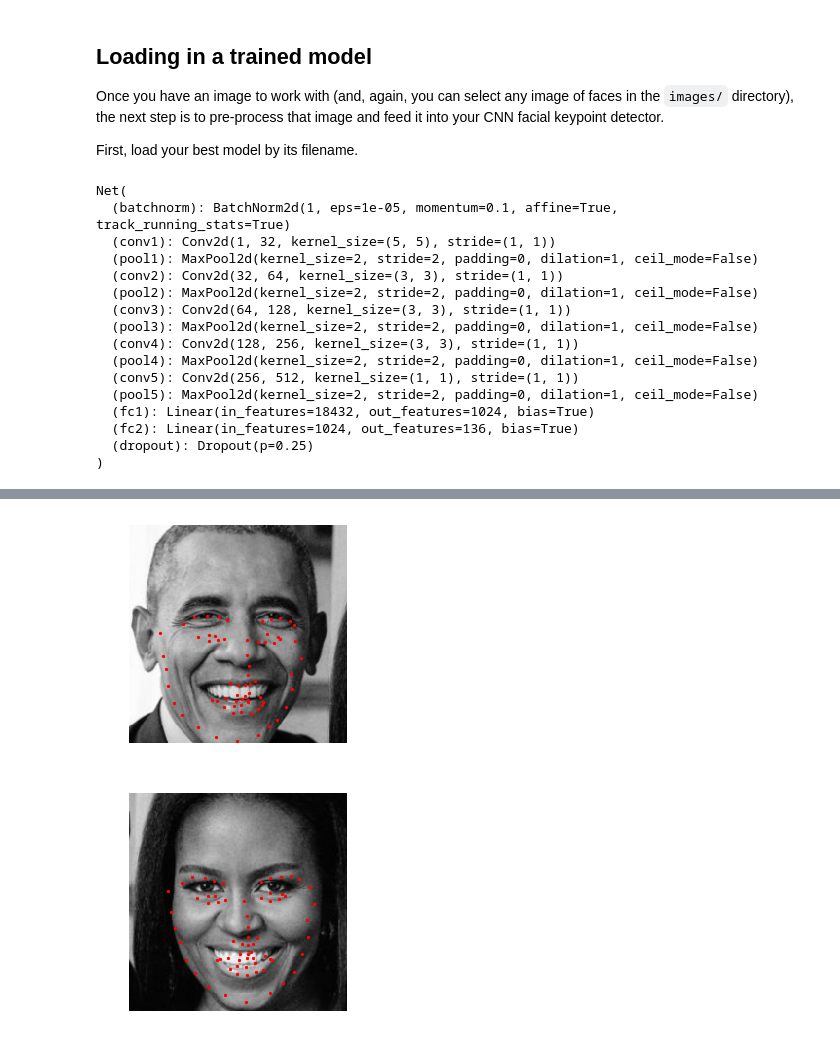
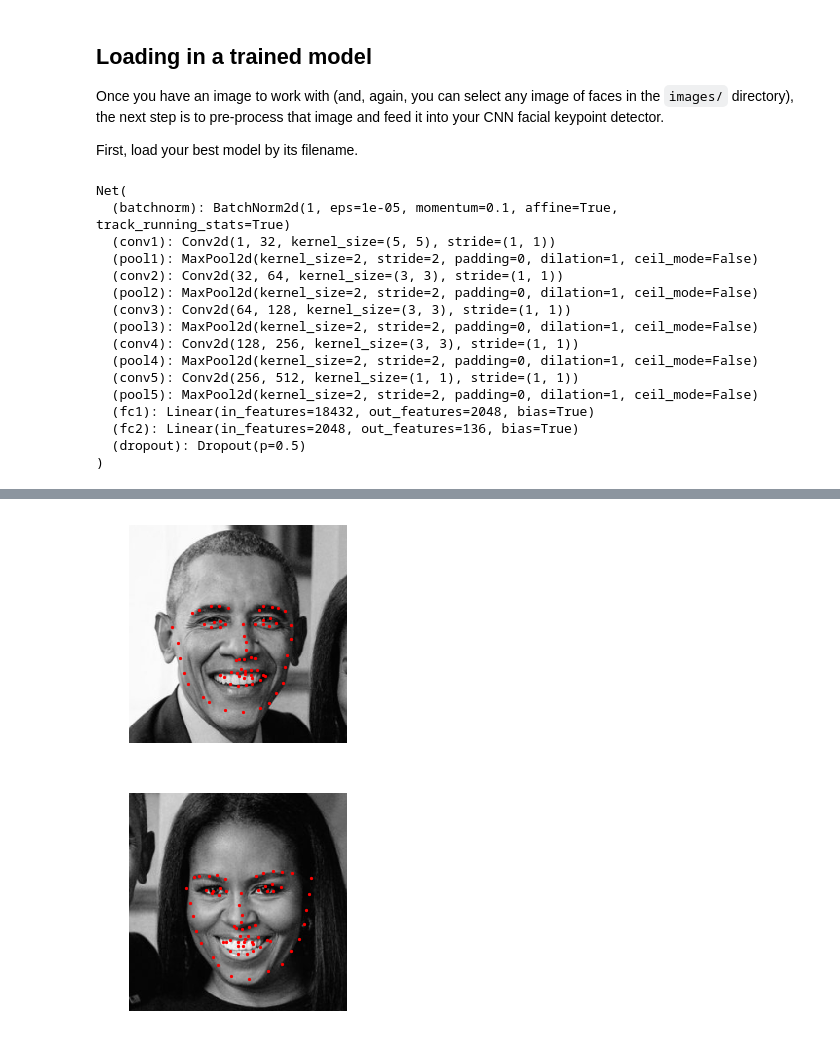
Before and after one commit to z-a-f/MOOCs, a Jupyter notebook: Udacity/CVND/P1_Facial_Keypoints/3. Facial Keypoint Detection, Complete Pipeline.ipynb, the cells around one changed output, grey strips where cells are left out. Drawn from its saved outputs; the diff is of its cells as text; code cells hidden in the pictures.

```diff
--- a/Udacity/CVND/P1_Facial_Keypoints/3. Facial Keypoint Detection, Complete Pipeline.ipynb
+++ b/Udacity/CVND/P1_Facial_Keypoints/3. Facial Keypoint Detection, Complete Pipeline.ipynb
@@ -79,10 +79,11 @@ import torch
 from models import Net
 
 net = Net()
+net.to('cpu')
 
 ## TODO: load the best saved model parameters (by your path name)
 ## You'll need to un-comment the line below and add the correct name for *your* saved model
-net.load_state_dict(torch.load('saved_models/keypoints_model_attempt4_validation_70_0.0165.pt'))
+net.load_state_dict(torch.load('saved_models/keypoints_model_attempt5_validation_95_0.0172.pt'))
 
 ## print out your net and prepare it for testing (uncomment the line below)
 net.eval()
@@ -99,9 +100,9 @@ Net(
   (pool4): MaxPool2d(kernel_size=2, stride=2, padding=0, dilation=1, ceil_mode=False)
   (conv5): Conv2d(256, 512, kernel_size=(1, 1), stride=(1, 1))
   (pool5): MaxPool2d(kernel_size=2, stride=2, padding=0, dilation=1, ceil_mode=False)
-  (fc1): Linear(in_features=18432, out_features=1024, bias=True)
-  (fc2): Linear(in_features=1024, out_features=136, bias=True)
-  (dropout): Dropout(p=0.25)
+  (fc1): Linear(in_features=18432, out_features=2048, bias=True)
+  (fc2): Linear(in_features=2048, out_features=136, bias=True)
+  (dropout): Dropout(p=0.5)
 )
 # %% [markdown]
 ## Keypoint detection
@@ -132,12 +133,22 @@ def Grayscale(img):
     return cv2.cvtColor(img, cv2.COLOR_RGB2GRAY)
 
 def Normalize(img):
-    if img.max() <= 1.:
-        return img
     return img / 255.
 
-def Rescale(img, W=224, H=224):
+def Rescale(img, W, H):
     img = cv2.resize(img, (W, H))
+    return img
+
+def RandomCrop(img, W, H):
+    h, w = img.shape[:2]
+    new_h, new_w = W, H
+
+    top = np.random.randint(0, h - new_h)
+    left = np.random.randint(0, w - new_w)
+
+    img = img[top: top + new_h,
+              left: left + new_w]
+
     return img
 
 def Reshape(img):
@@ -153,40 +164,43 @@ def Reshape(img):
 image_copy = np.copy(image)
 net.eval()
 
-FACE_MARGINS=20
+FACE_MARGINS=50
 
 # loop over the detected faces from your haar cascade
 for (x,y,w,h) in faces:
 
     # Select the region of interest that is the face in the image
     roi = image_copy[y-FACE_MARGINS:y+h+FACE_MARGINS, x-FACE_MARGINS:x+w+FACE_MARGINS]
 
     ## TODO: Convert the face region from RGB to grayscale
     roi = Grayscale(roi)
 
+    ## TODO: Rescale the detected face to be the expected square size for your CNN (224x224, suggested)
+    roi = Rescale(roi, W=224, H=224)
+    # roi = RandomCrop(roi, W=224, H=224)
+
     ## TODO: Normalize the grayscale image so that its color range falls in [0,1] instead of [0,255]
     roi = Normalize(roi)
 
-    ## TODO: Rescale the detected face to be the expected square size for your CNN (224x224, suggested)
-    roi = Rescale(roi)
+    ## This is the image we will show.
     roi_to_show = np.copy(roi)
 
     ## TODO: Reshape the numpy image shape (H x W x C) into a torch image shape (C x H x W)
     roi = Reshape(roi)
 
     ## TODO: Make facial keypoint predictions using your loaded, trained network
     ## perform a forward pass to get the predicted facial keypoints
     roi_tensor = Variable(torch.Tensor(roi).type(torch.FloatTensor)).unsqueeze(0)
 
     keypoints = net(roi_tensor)
     keypoints = keypoints.view(keypoints.size()[0], 68, -1)
     keypoints = keypoints.data.numpy() * 50.0 + 100.0
 
     ## TODO: Display each detected face and the corresponding keypoints
     plt.figure()
     plt.imshow(roi_to_show, 'gray')
     plt.scatter(keypoints[0][:, 0], keypoints[0][:, 1], s=20, marker='.', c='r')
     plt.axis('off')
 # %% [output]
-[figure, old version]
+[figure, new version]
-[figure, old version]
+[figure, new version]
```
Also changed, not shown: 2 other files.
